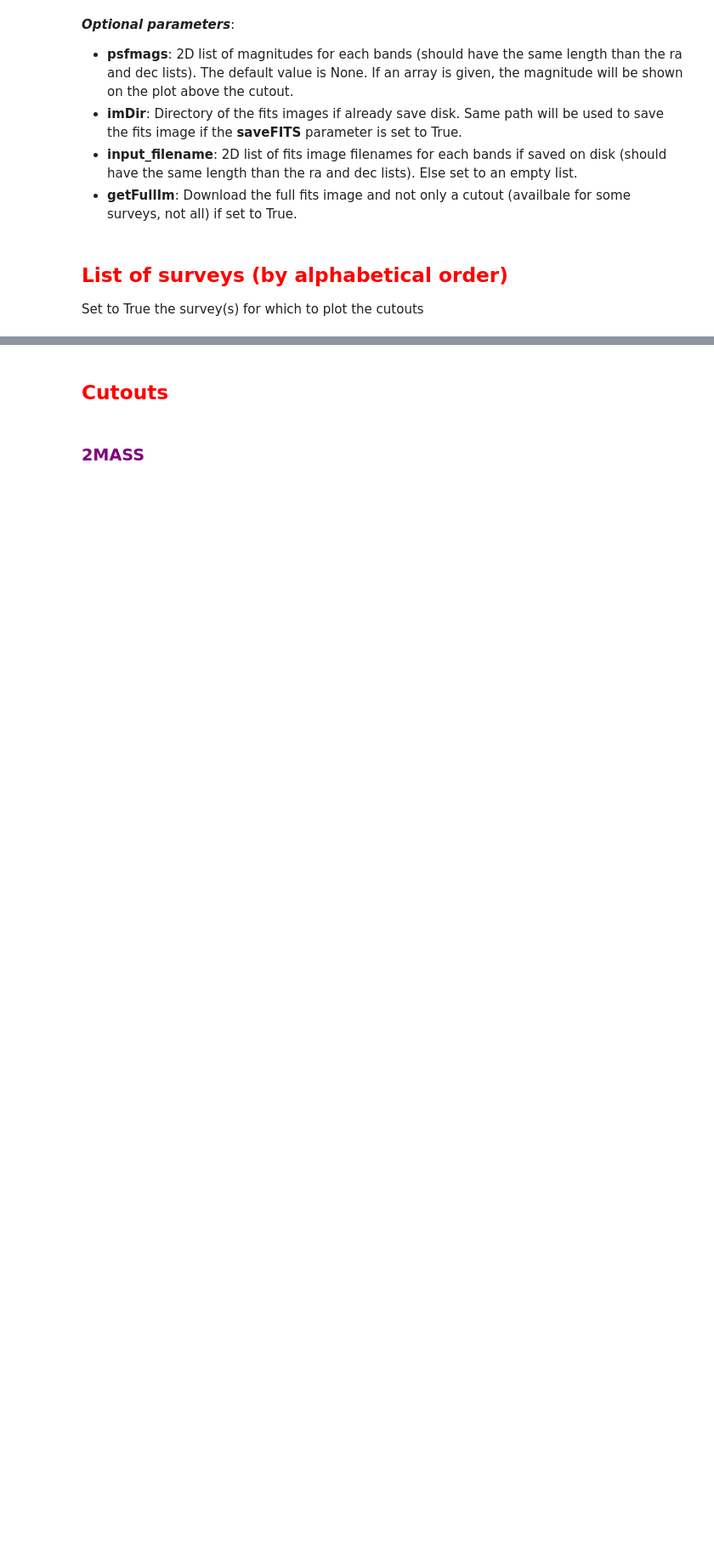
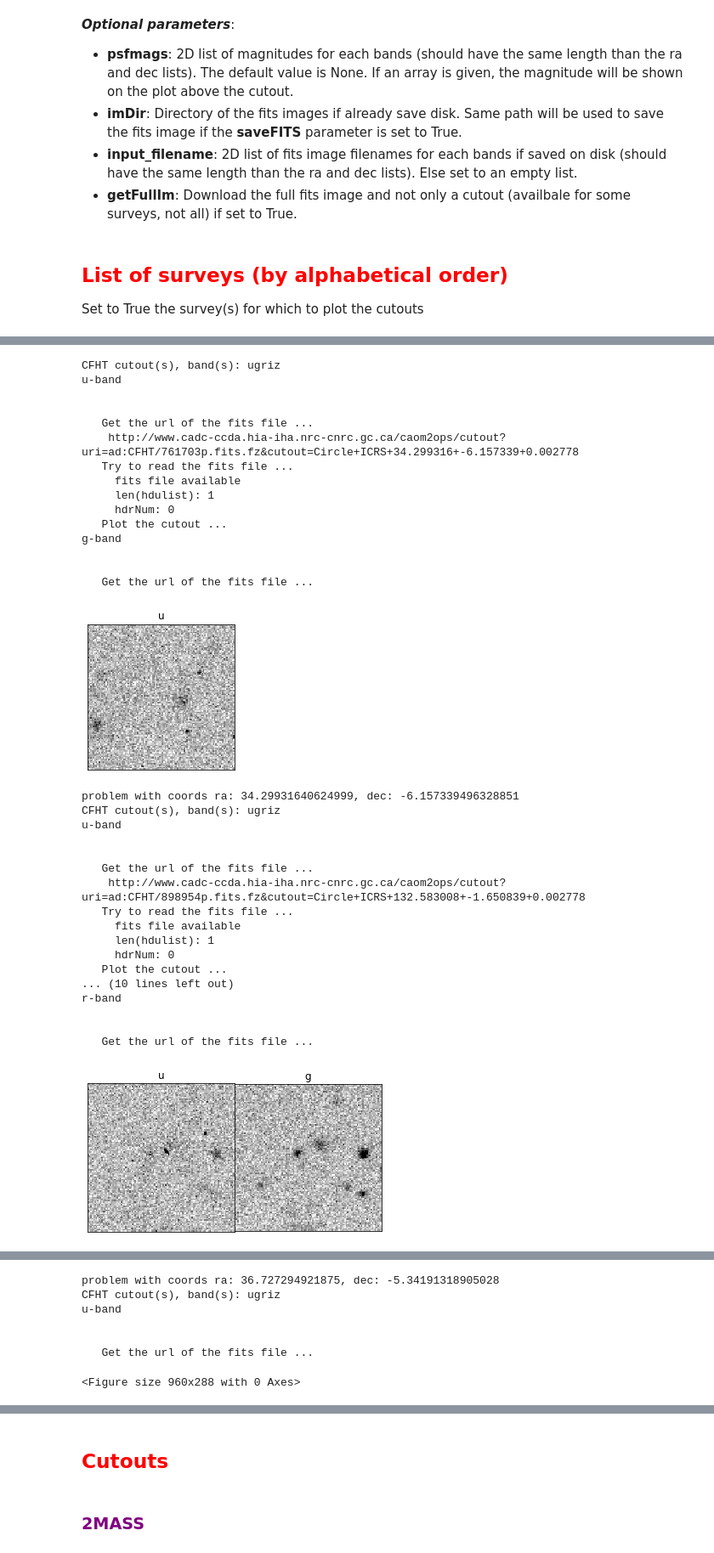
Before and after one commit to H-E-L-P/herschelhelp_python, a Jupyter notebook: documentation/help_cutouts.ipynb, the cells around one changed output, grey strips where cells are left out. Shown: that part at 85% size. Drawn from its saved outputs; the diff is of its cells as text; code cells hidden in the pictures; blank space fills up the shorter version.

Commit message:
Added functions to plot image data to herschelhelp_python

```diff
--- a/documentation/help_cutouts.ipynb
+++ b/documentation/help_cutouts.ipynb
@@ -106,0 +195,7 @@ VST_ATLAS = False
+# %%
+coords = {}
+for n,dir in enumerate(dirlist):
+    coords[dir[29:]] = [ras[n],decs[n]]
+# %%
+coords.keys()
+allow = ['CFHTLS','CFHT-WIRDS','DECaLS','DES','KPNO-FLS','Hwaii-HDFN','HSC','CANDELS-UDS','CANDELS-UDS','LegacySurvey','Bootes_BROWN','CANDELS-UDS','SDSS-DR13','KPNO-FLS','GOODS-ACS','SDWFS','DataFusion-Spitzer','SEIP','SHELA','SpIES','SpUDS','SSDF','DataFusion-Spitzer','2MASS-extended-sources','UHS','UKIDSS-UDS','VISTA-VHS','ATLAS']
@@ -106,0 +264,15 @@ VST_ATLAS = False
+# %%
+def get_table_vo(query):
+
+    service = vo.dal.TAPService("https://herschel-vos.phys.sussex.ac.uk/__system__/tap/run/tap")
+    job = service.submit_job(query)
+    job.run()
+
+    while job.phase == "EXECUTING":
+        print("Job running")
+        sleep(5)
+
+    table = job.fetch_result().to_table()
+
+    job.delete()
+    return(table)
@@ -106,0 +339,2 @@ VST_ATLAS = False
+# %%
+ra,dec = find_coords_in_band('I')
@@ -106,0 +507,37 @@ VST_ATLAS = False
+# %%
+cutouts_unit_test(surveys,coords,params)
+# %% [output]
+CFHT cutout(s), band(s): ugriz
+u-band
+
+
+   Get the url of the fits file ...
+    http://www.cadc-ccda.hia-iha.nrc-cnrc.gc.ca/caom2ops/cutout?uri=ad:CFHT/761703p.fits.fz&cutout=Circle+ICRS+34.299316+-6.157339+0.002778
+   Try to read the fits file ...
+     fits file available
+     len(hdulist): 1
+     hdrNum: 0
+   Plot the cutout ...
+g-band
+
+
+   Get the url of the fits file ...
+[figure, added]
+problem with coords ra: 34.29931640624999, dec: -6.157339496328851
+CFHT cutout(s), band(s): ugriz
+u-band
+
+
+   Get the url of the fits file ...
+    http://www.cadc-ccda.hia-iha.nrc-cnrc.gc.ca/caom2ops/cutout?uri=ad:CFHT/898954p.fits.fz&cutout=Circle+ICRS+132.583008+-1.650839+0.002778
+   Try to read the fits file ...
+     fits file available
+     len(hdulist): 1
+     hdrNum: 0
+   Plot the cutout ...
+... (10 lines left out)
+r-band
+
+
+   Get the url of the fits file ...
+[figure, added]
@@ -106,0 +562,7 @@ VST_ATLAS = False
+problem with coords ra: 36.727294921875, dec: -5.34191318905028
+CFHT cutout(s), band(s): ugriz
+u-band
+
+
+   Get the url of the fits file ...
+<Figure size 960x288 with 0 Axes>
```
Also changed, not shown: parts of 16 cells of this notebook, 2 other files.
